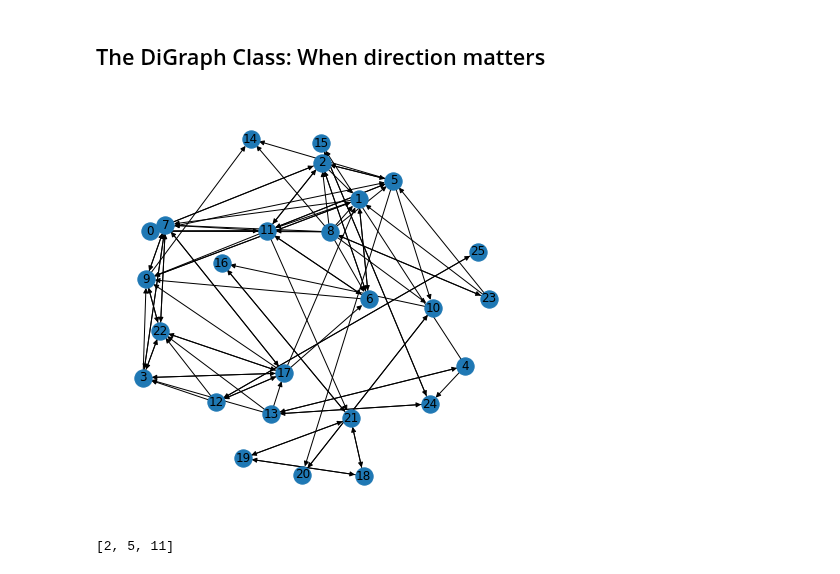
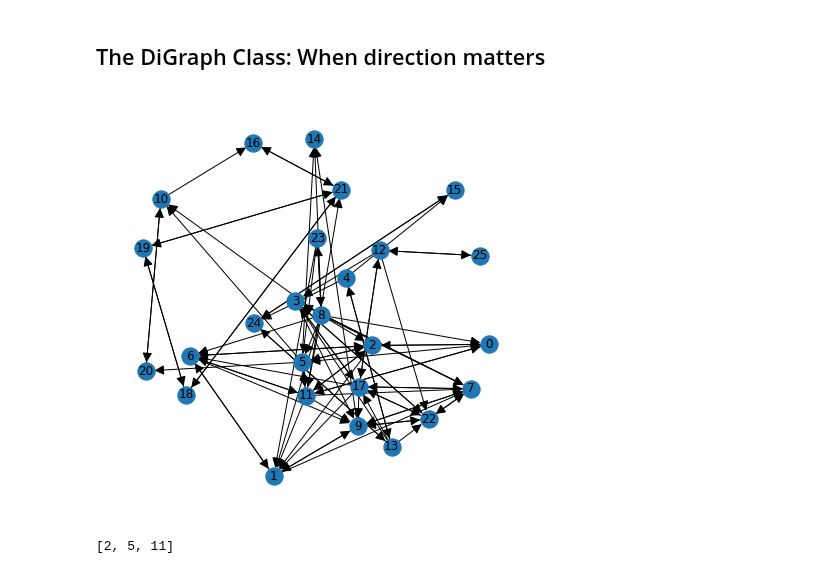
Before and after one commit to PacktPublishing/Network-Science-with-Python-and-NetworkX-Quick-Start-Guide, a Jupyter notebook: Chapter_02.ipynb, the cells around one changed output. Cells and saved outputs as stored; diff of their text form; code cells hidden in the pictures.

```diff
--- a/Chapter_02.ipynb
+++ b/Chapter_02.ipynb
@@ -193,11 +194,11 @@ nx.draw_networkx_edges(G, pos, edgelist=external, edge_color="gray", style="dash
 # %% [markdown]
 ## The DiGraph Class: When direction matters
 # %%
-G = nx.read_gexf("../data/knecht2008/klas12b-net-1.gexf", node_type=int)
-pos = nx.spring_layout(G, k=1.5)
-nx.draw_networkx(G, pos)
+G = nx.read_gexf("data/knecht2008/klas12b-net-1.gexf", node_type=int)
+student_pos = nx.spring_layout(G, k=1.5)
+nx.draw_networkx(G, student_pos, arrowsize=20)
 # %% [output]
-[figure, old version]
+[figure, new version]
 # %%
 list(G.neighbors(0))
 # %% [output]
```
Also changed, not shown: parts of 9 cells of this notebook.
